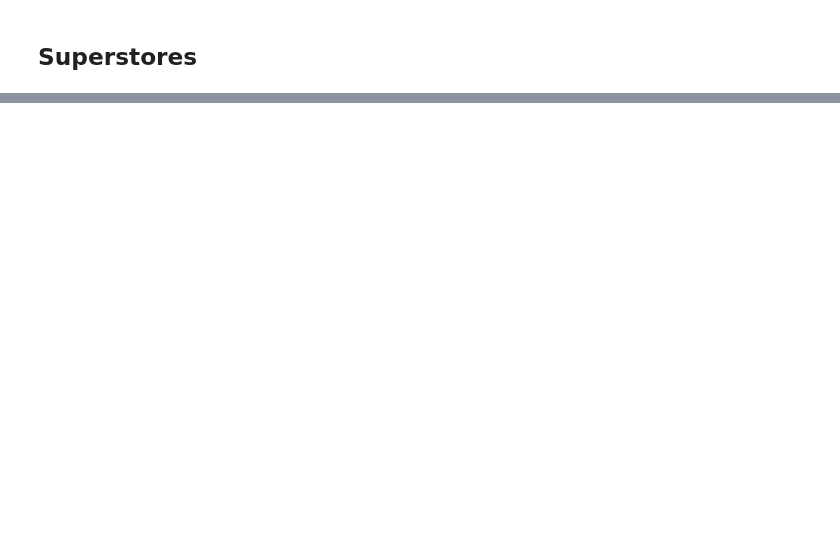
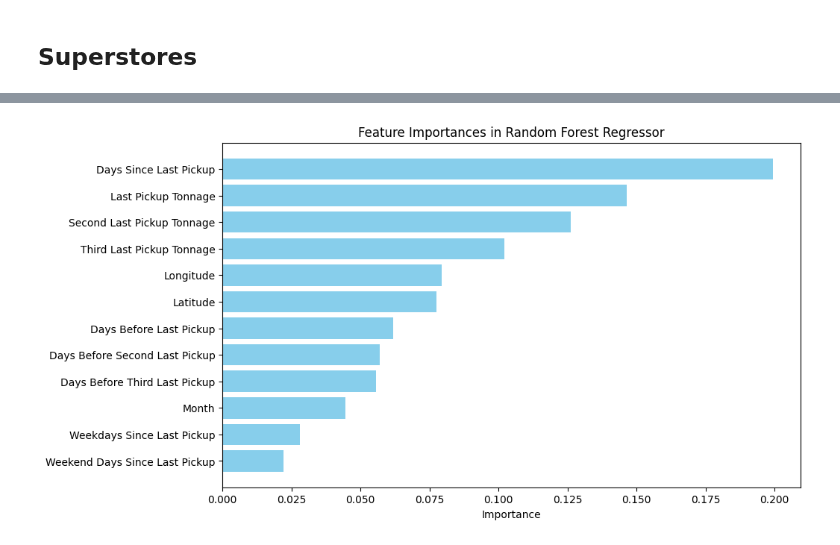
Before and after one commit to jli615/dtxwalmart, a Jupyter notebook: multi_store_model.ipynb, the cells around one changed output, grey strips where cells are left out. Drawn from its saved outputs; the diff is of its cells as text; code cells hidden in the pictures; blank space fills up the shorter version.

```diff
--- a/multi_store_model.ipynb
+++ b/multi_store_model.ipynb
@@ -9,4 +16,4 @@ from sklearn.metrics import mean_squared_error
 # %%
-df = pd.read_csv("processed_data.csv")
+df = pd.read_csv("preprocessing_and_filtering/processed_data.csv")
 # %% [markdown]
 ## Superstores
@@ -33,0 +69,9 @@ superstores
+# %%
+## Normalize the data
+
+# Initialize the StandardScaler
+scaler = StandardScaler()
+
+# Fit and transform the data
+X_train_scaled = scaler.fit_transform(X_train)
+X_test_scaled = scaler.transform(X_test)
@@ -33,0 +114,32 @@ superstores
+# %%
+## Analyze feature importance
+
+# Create the regressor model instance
+random_forest = RandomForestRegressor(n_estimators=100, random_state=42)  # You can adjust the parameters
+
+# Fit the model to your scaled training data
+random_forest.fit(X_train_scaled, y_train)
+
+# Retrieve feature importances from the model
+feature_importances = random_forest.feature_importances_
+
+# Assuming X_train_scaled is a numpy array and you have the original feature names in a list
+feature_names = X_train.columns  # replace with your actual feature names
+
+# Create a DataFrame to view the feature importances
+importances_df = pd.DataFrame({
+    'Feature': feature_names,
+    'Importance': feature_importances
+}).sort_values(by='Importance', ascending=False)
+
+# Sort importances
+importances_sorted = importances_df.sort_values(by='Importance')
+
+# Plot feature importances
+plt.figure(figsize=(10, 6))
+plt.barh(importances_sorted['Feature'], importances_sorted['Importance'], color='skyblue')
+plt.xlabel('Importance')
+plt.title('Feature Importances in Random Forest Regressor')
+plt.show()
+# %% [output]
+[figure, added]
```
Also changed, not shown: parts of 11 cells of this notebook, 3 other files.
